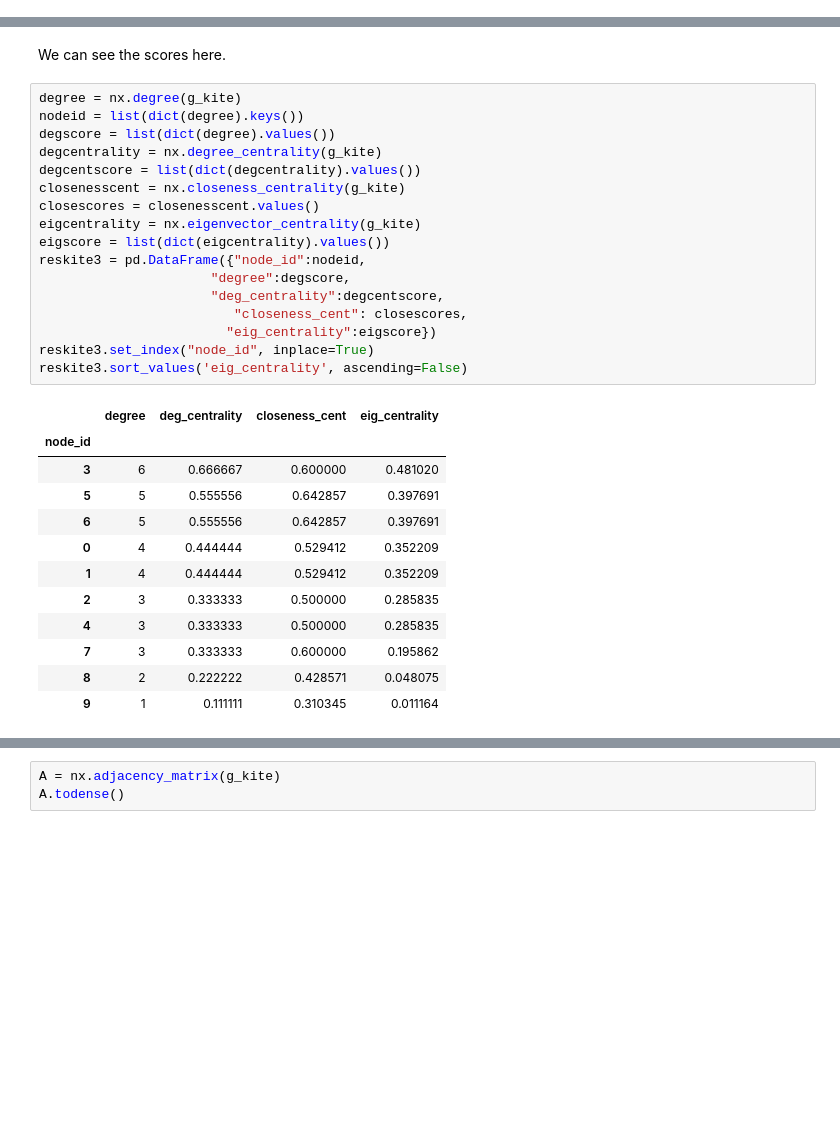
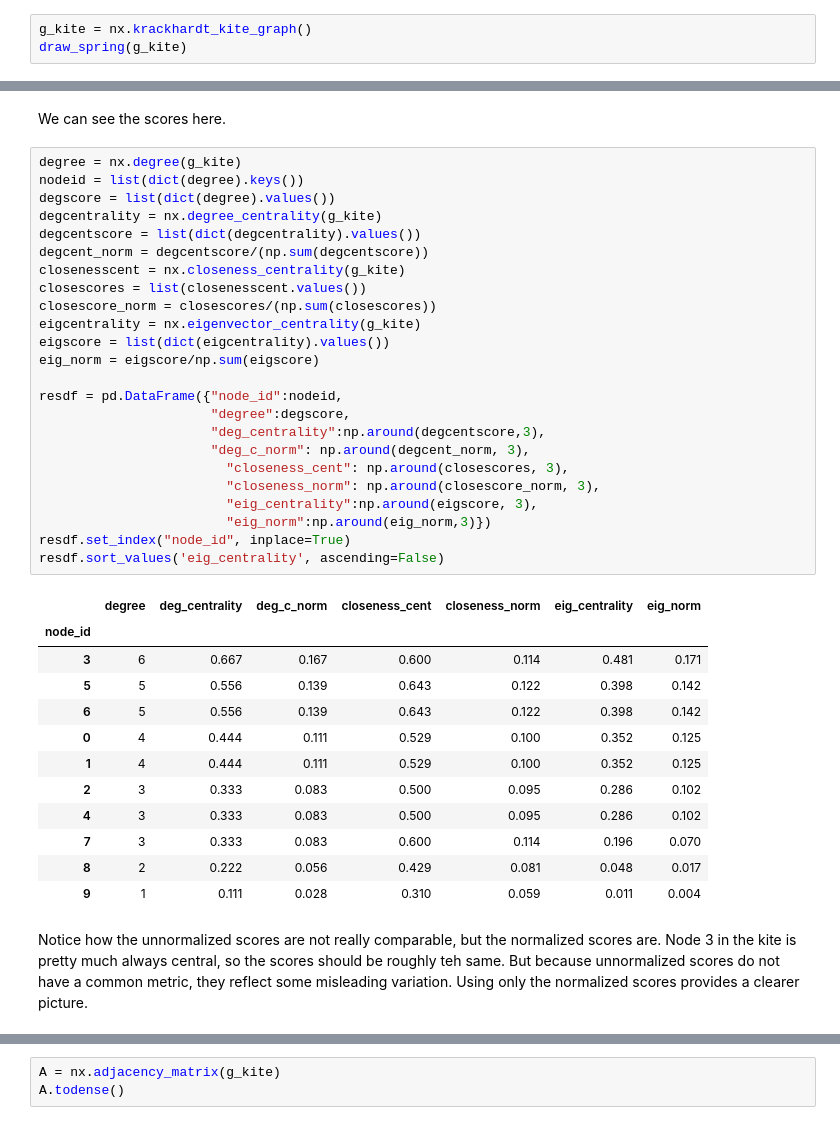
Before and after one commit to maastrichtlawtech/legalnetworkanalysis_textbook, a Jupyter notebook: Chapter_3_Centrality.ipynb, the cells around one changed output, grey strips where cells are left out. Drawn from its saved outputs; the diff is of its cells as text; blank space fills up the shorter version.

```diff
--- a/Chapter_3_Centrality.ipynb
+++ b/Chapter_3_Centrality.ipynb
@@ -203,0 +256,3 @@ The importance of closeness centrality becomes most evident when we have nodes t
+# %%
+g_kite = nx.krackhardt_kite_graph()
+draw_spring(g_kite)
@@ -425,30 +486,39 @@ We can see the scores here.
 # %%
 degree = nx.degree(g_kite)
 nodeid = list(dict(degree).keys())
 degscore = list(dict(degree).values())
 degcentrality = nx.degree_centrality(g_kite)
 degcentscore = list(dict(degcentrality).values())
+degcent_norm = degcentscore/(np.sum(degcentscore))
 closenesscent = nx.closeness_centrality(g_kite)
-closescores = closenesscent.values()
+closescores = list(closenesscent.values())
+closescore_norm = closescores/(np.sum(closescores))
 eigcentrality = nx.eigenvector_centrality(g_kite)
 eigscore = list(dict(eigcentrality).values())
-reskite3 = pd.DataFrame({"node_id":nodeid,
+eig_norm = eigscore/np.sum(eigscore)
+
+resdf = pd.DataFrame({"node_id":nodeid,
                       "degree":degscore,
-                      "deg_centrality":degcentscore,
-                         "closeness_cent": closescores,
-                        "eig_centrality":eigscore})
-reskite3.set_index("node_id", inplace=True)
-reskite3.sort_values('eig_centrality', ascending=False)
+                      "deg_centrality":np.around(degcentscore,3),
+                      "deg_c_norm": np.around(degcent_norm, 3),
+                        "closeness_cent": np.around(closescores, 3),
+                        "closeness_norm": np.around(closescore_norm, 3),
+                        "eig_centrality":np.around(eigscore, 3),
+                        "eig_norm":np.around(eig_norm,3)})
+resdf.set_index("node_id", inplace=True)
+resdf.sort_values('eig_centrality', ascending=False)
 # %% [output]
-|  | degree | deg_centrality | closeness_cent | eig_centrality |
-| node_id |  |  |  |  |
-| 3 | 6 | 0.666667 | 0.600000 | 0.481020 |
-| 5 | 5 | 0.555556 | 0.642857 | 0.397691 |
-| 6 | 5 | 0.555556 | 0.642857 | 0.397691 |
-| 0 | 4 | 0.444444 | 0.529412 | 0.352209 |
-| 1 | 4 | 0.444444 | 0.529412 | 0.352209 |
-| 2 | 3 | 0.333333 | 0.500000 | 0.285835 |
-| 4 | 3 | 0.333333 | 0.500000 | 0.285835 |
-| 7 | 3 | 0.333333 | 0.600000 | 0.195862 |
-| 8 | 2 | 0.222222 | 0.428571 | 0.048075 |
-| 9 | 1 | 0.111111 | 0.310345 | 0.011164 |
+|  | degree | deg_centrality | deg_c_norm | closeness_cent | closeness_norm | eig_centrality | eig_norm |
+| node_id |  |  |  |  |  |  |  |
+| 3 | 6 | 0.667 | 0.167 | 0.600 | 0.114 | 0.481 | 0.171 |
+| 5 | 5 | 0.556 | 0.139 | 0.643 | 0.122 | 0.398 | 0.142 |
+| 6 | 5 | 0.556 | 0.139 | 0.643 | 0.122 | 0.398 | 0.142 |
+| 0 | 4 | 0.444 | 0.111 | 0.529 | 0.100 | 0.352 | 0.125 |
+| 1 | 4 | 0.444 | 0.111 | 0.529 | 0.100 | 0.352 | 0.125 |
+| 2 | 3 | 0.333 | 0.083 | 0.500 | 0.095 | 0.286 | 0.102 |
+| 4 | 3 | 0.333 | 0.083 | 0.500 | 0.095 | 0.286 | 0.102 |
+| 7 | 3 | 0.333 | 0.083 | 0.600 | 0.114 | 0.196 | 0.070 |
+| 8 | 2 | 0.222 | 0.056 | 0.429 | 0.081 | 0.048 | 0.017 |
+| 9 | 1 | 0.111 | 0.028 | 0.310 | 0.059 | 0.011 | 0.004 |
+# %% [markdown]
+Notice how the unnormalized scores are not really comparable, but the normalized scores are. Node 3 in the kite is pretty much always central, so the scores should be roughly teh same. But because unnormalized scores do not have a common metric, they reflect some misleading variation. Using only the normalized scores provides a clearer picture.
```
Also changed, not shown: parts of 63 cells of this notebook.
